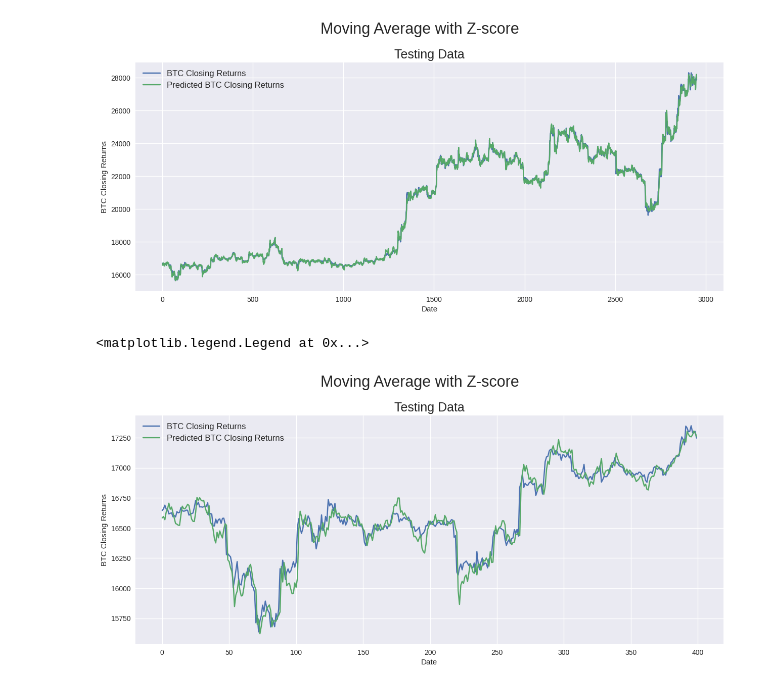
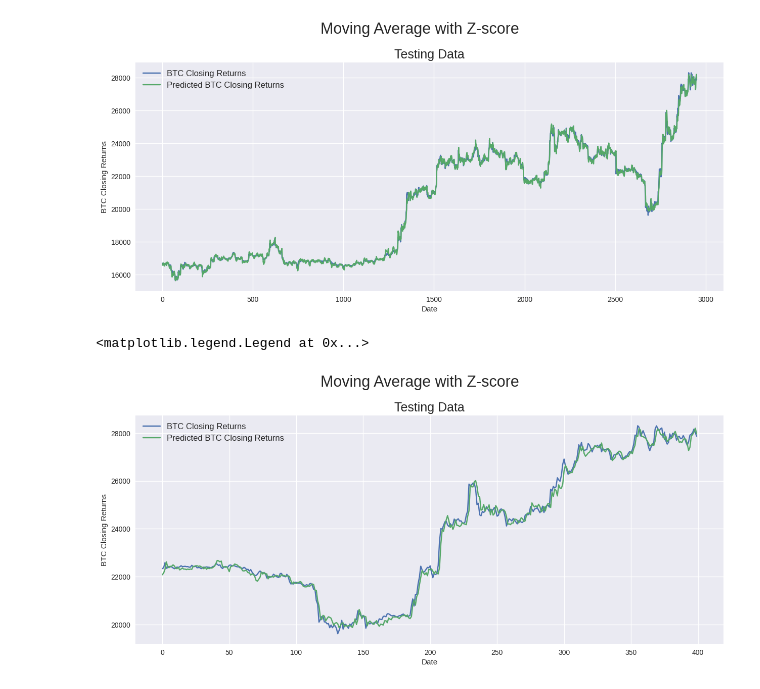
Before and after one commit to Rainman5042/Time_Transformer_BTC_Prediction, a Jupyter notebook: multi_factor_v2.0.3.ipynb, the cells around one changed output. Drawn from its saved outputs; the diff is of its cells as text; code cells hidden in the pictures.

```diff
--- a/multi_factor_v2.0.3.ipynb
+++ b/multi_factor_v2.0.3.ipynb
@@ -322,6 +284,9 @@ def restore_zscore_close_price_v3(test_pred, df_zscore_total, seq_len=128):
 df_output = restore_zscore_close_price_v3(test_pred, df_test_zscore_total, seq_len=seq_len)
 # %%
 # test = validation_restore_close(y_test, df_test_zscore_total, seq_len=128)
+# %%
+#df_output.to_pickle('./output_file/20230322_multi_factor_v2.0.3_testing.pickle')
+df_output = pd.read_pickle('./output_file/20230322_multi_factor_v2.0.3_testing.pickle')
 # %%
 restored_df = df_output.copy()
 # %%
@@ -345,21 +310,21 @@ ax11.legend(loc="best", fontsize=12)
 # %%
 # draw with first 400 testing data prediction
 seq_len = 128
 fig = plt.figure(figsize=(15,20))
 st = fig.suptitle("Moving Average with Z-score", fontsize=22)
 st.set_y(0.92)
 
 #Plot training data results
 ax11 = fig.add_subplot(311)
-ax11.plot(restored_df['Close'][seq_len:seq_len+400].values, label='BTC Closing Returns')
-ax11.plot(restored_df['pred_Close'][seq_len:seq_len+400].values, label='Predicted BTC Closing Returns')
+ax11.plot(restored_df['Close'][-400:].values, label='BTC Closing Returns')
+ax11.plot(restored_df['pred_Close'][-400:].values, label='Predicted BTC Closing Returns')
 ax11.set_title("Testing Data", fontsize=18)
 ax11.set_xlabel('Date')
 ax11.set_ylabel('BTC Closing Returns')
 ax11.legend(loc="best", fontsize=12)
 # %% [output]
 <matplotlib.legend.Legend at 0x...>
-[figure, old version]
+[figure, new version]
 # %%
 df_output.tail()
 # %% [output]
```
Also changed, not shown: parts of 2 cells of this notebook, 3 other files.
